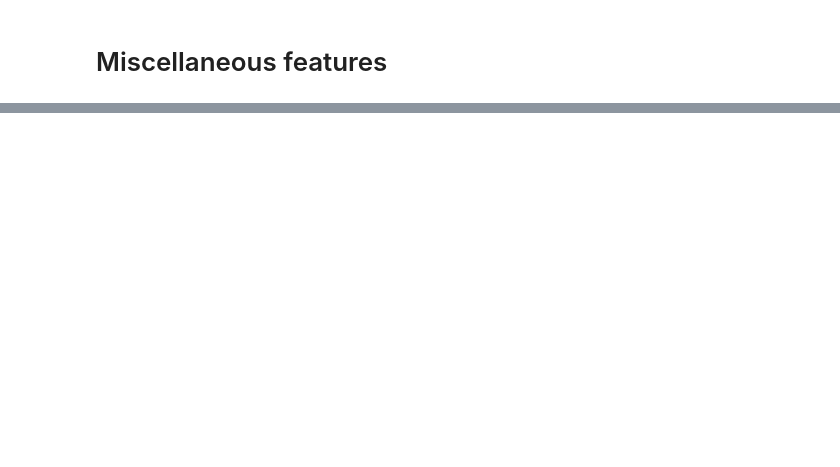
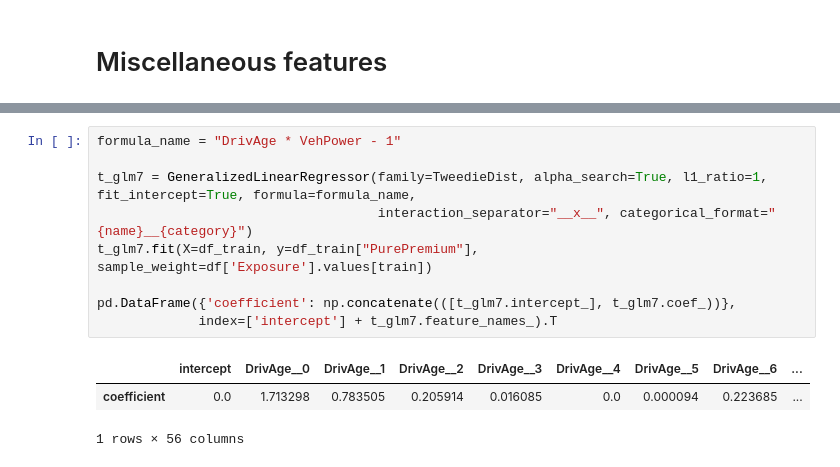
Before and after one commit to Quantco/glum, a Jupyter notebook: docs/tutorials/formula_interface/formula_interface.ipynb, the cells around one changed output, grey strips where cells are left out. Cells and saved outputs as stored; diff of their text form; blank space fills up the shorter version.

```diff
--- a/docs/tutorials/formula_interface/formula_interface.ipynb
+++ b/docs/tutorials/formula_interface/formula_interface.ipynb
@@ -178,0 +254,13 @@ The attentive reader might have noticed that the first level of each categorical
+# %%
+formula_name = "DrivAge * VehPower - 1"
+
+t_glm7 = GeneralizedLinearRegressor(family=TweedieDist, alpha_search=True, l1_ratio=1, fit_intercept=True, formula=formula_name,
+                                    interaction_separator="__x__", categorical_format="{name}__{category}")
+t_glm7.fit(X=df_train, y=df_train["PurePremium"], sample_weight=df['Exposure'].values[train])
+
+pd.DataFrame({'coefficient': np.concatenate(([t_glm7.intercept_], t_glm7.coef_))},
+             index=['intercept'] + t_glm7.feature_names_).T
+# %% [output]
+|  | intercept | DrivAge__0 | DrivAge__1 | DrivAge__2 | DrivAge__3 | DrivAge__4 | DrivAge__5 | DrivAge__6 | ... |
+| coefficient | 0.0 | 1.713298 | 0.783505 | 0.205914 | 0.016085 | 0.0 | 0.000094 | 0.223685 | ... |
+1 rows × 56 columns
```
Also changed, not shown: parts of 13 cells of this notebook.
